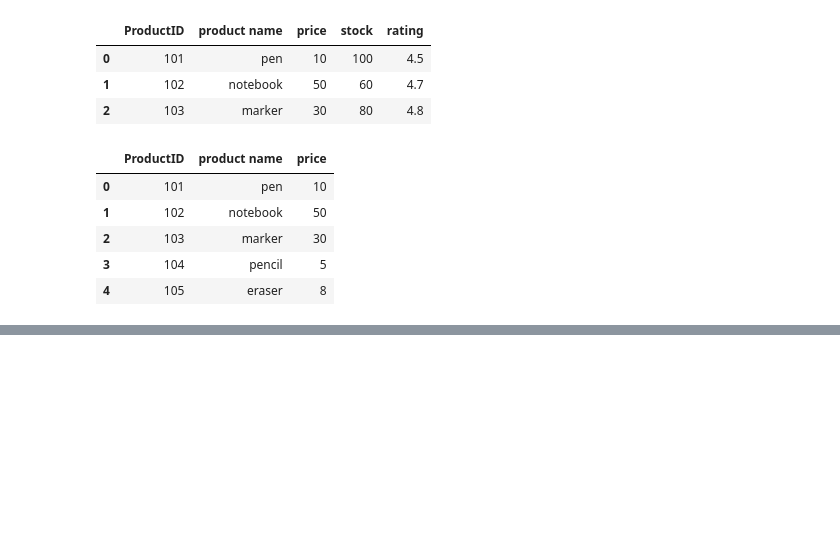
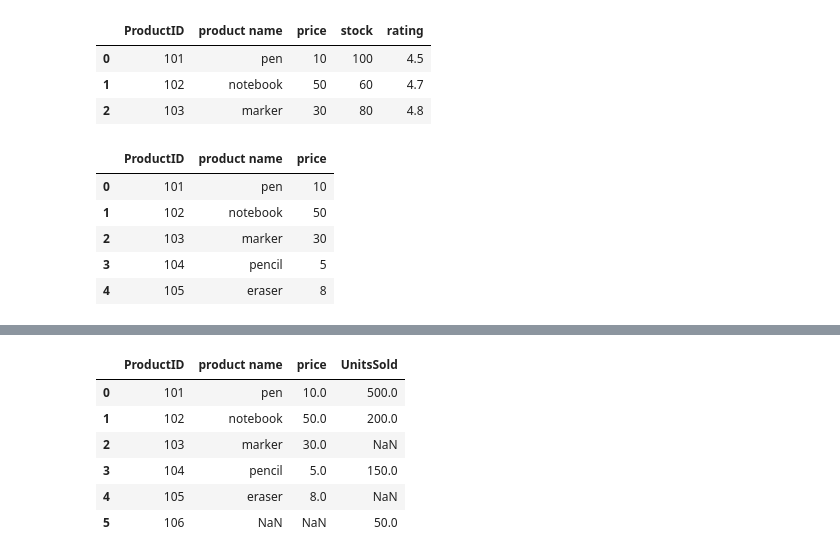
Before and after one commit to nachiket-mr360/DataScienceJourney, a Jupyter notebook: pandas/merging_join.ipynb, the cells around one changed output, grey strips where cells are left out. Drawn from its saved outputs; the diff is of its cells as text; code cells hidden in the pictures; blank space fills up the shorter version.

```diff
--- a/pandas/merging_join.ipynb
+++ b/pandas/merging_join.ipynb
@@ -97,0 +161,10 @@ MergeError: No common columns to perform merge on. Merge options: left_on=None,
+# %%
+pd.merge(products,sales, how='outer') #gives all
+# %% [output]
+|  | ProductID | product name | price | UnitsSold |
+| 0 | 101 | pen | 10.0 | 500.0 |
+| 1 | 102 | notebook | 50.0 | 200.0 |
+| 2 | 103 | marker | 30.0 | NaN |
+| 3 | 104 | pencil | 5.0 | 150.0 |
+| 4 | 105 | eraser | 8.0 | NaN |
+| 5 | 106 | NaN | NaN | 50.0 |
```
Also changed, not shown: parts of 12 cells of this notebook, 2 other files.
